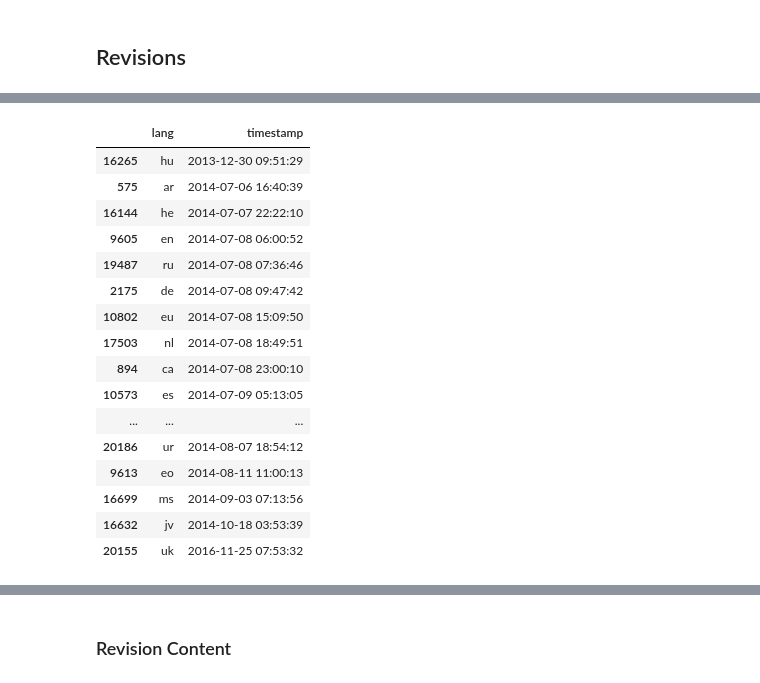
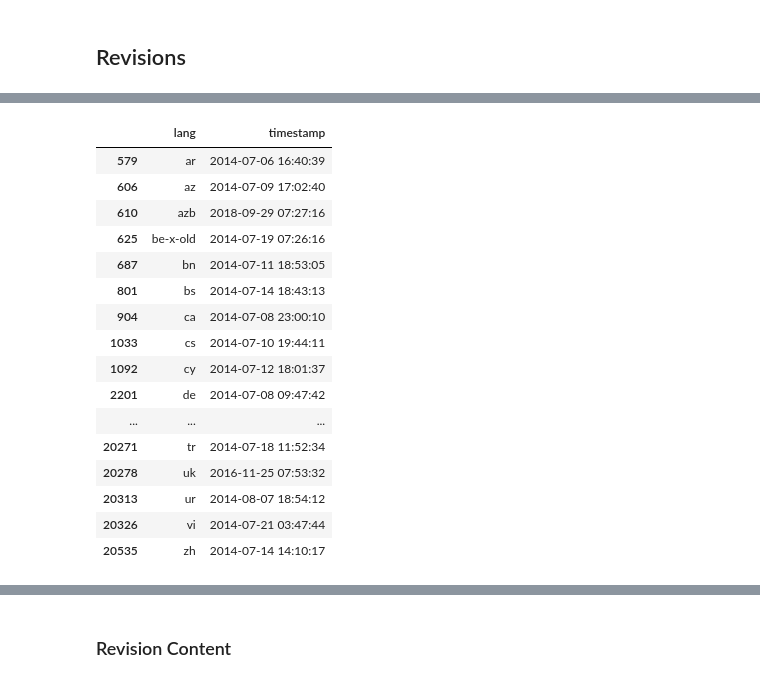
Before and after one commit to cjer/zuk, a Jupyter notebook: zuk_wiki.ipynb, the cells around one changed output, grey strips where cells are left out. Saved outputs shown, nothing was run; the diff lists cells and outputs as text; code cells hidden in the pictures.

```diff
--- a/zuk_wiki.ipynb
+++ b/zuk_wiki.ipynb
@@ -521,2 +542,4 @@ rdf.head()
 # %%
 rdf.to_csv('data/all_revisions_by_page_lang.csv', index=False)
+# %%
+rdf = pd.read_csv('data/all_revisions_by_page_lang.csv')
@@ -523,21 +566,21 @@ rdf.to_csv('data/all_revisions_by_page_lang.csv', index=False)
 # %%
 creation_dates = rdf[rdf.timestamp==rdf.groupby('lang').timestamp.transform(min)][['lang', 'timestamp']].sort_values('timestamp')
-creation_dates
+creation_dates.sort_values('lang')
 # %% [output]
 |  | lang | timestamp |
-| 16265 | hu | 2013-12-30 09:51:29 |
-| 575 | ar | 2014-07-06 16:40:39 |
-| 16144 | he | 2014-07-07 22:22:10 |
-| 9605 | en | 2014-07-08 06:00:52 |
-| 19487 | ru | 2014-07-08 07:36:46 |
-| 2175 | de | 2014-07-08 09:47:42 |
-| 10802 | eu | 2014-07-08 15:09:50 |
-| 17503 | nl | 2014-07-08 18:49:51 |
-| 894 | ca | 2014-07-08 23:00:10 |
-| 10573 | es | 2014-07-09 05:13:05 |
+| 579 | ar | 2014-07-06 16:40:39 |
+| 606 | az | 2014-07-09 17:02:40 |
+| 610 | azb | 2018-09-29 07:27:16 |
+| 625 | be-x-old | 2014-07-19 07:26:16 |
+| 687 | bn | 2014-07-11 18:53:05 |
+| 801 | bs | 2014-07-14 18:43:13 |
+| 904 | ca | 2014-07-08 23:00:10 |
+| 1033 | cs | 2014-07-10 19:44:11 |
+| 1092 | cy | 2014-07-12 18:01:37 |
+| 2201 | de | 2014-07-08 09:47:42 |
 | ... | ... | ... |
-| 20186 | ur | 2014-08-07 18:54:12 |
-| 9613 | eo | 2014-08-11 11:00:13 |
-| 16699 | ms | 2014-09-03 07:13:56 |
-| 16632 | jv | 2014-10-18 03:53:39 |
-| 20155 | uk | 2016-11-25 07:53:32 |
+| 20271 | tr | 2014-07-18 11:52:34 |
+| 20278 | uk | 2016-11-25 07:53:32 |
+| 20313 | ur | 2014-08-07 18:54:12 |
+| 20326 | vi | 2014-07-21 03:47:44 |
+| 20535 | zh | 2014-07-14 14:10:17 |
```
Also changed, not shown: parts of 48 cells of this notebook, 7 other files.
